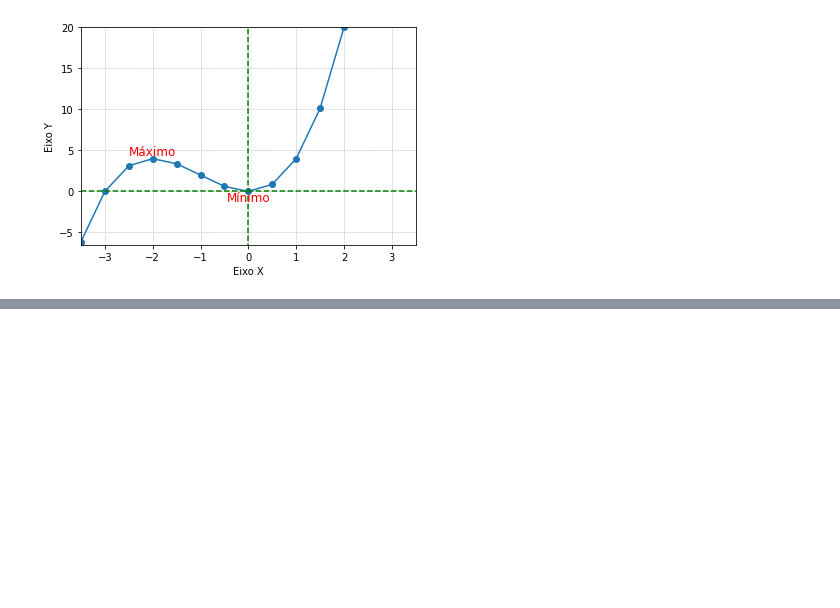
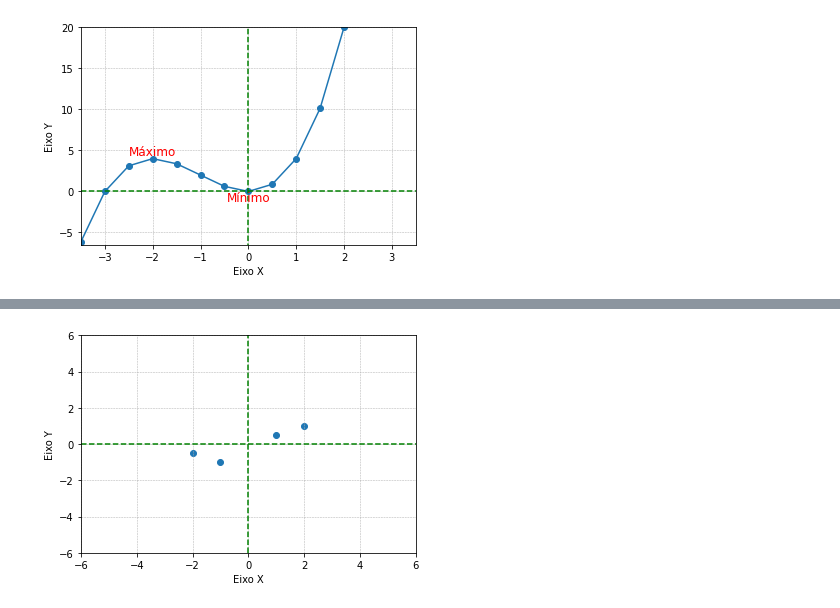
Before and after one commit to BorjaRuizReverter/LivroFisicaGeral, a Jupyter notebook: Tema2.ipynb, the cells around one changed output, grey strips where cells are left out. Cells and saved outputs as stored; diff of their text form; code cells hidden in the pictures; blank space fills up the shorter version.

Commit message:
Advances on limits

```diff
--- a/Tema2.ipynb
+++ b/Tema2.ipynb
@@ -640,0 +661,38 @@ De maneira geral, as funções lineares não tem como ter simetria par, já que
+# %%
+# importing the required module
+import matplotlib.pyplot as plt
+
+# x axis values
+x = [-2,-1,1,2]
+# corresponding y axis values
+y = [-0.5,-1,0.5,1]
+
+# plotting the points
+plt.scatter(x, y, marker='o')
+
+# naming the x axis
+plt.xlabel('Eixo X')
+# naming the y axis
+plt.ylabel('Eixo Y')
+
+# giving a title to my graph
+plt.title('')
+
+plt.grid(linestyle = '--', linewidth = 0.5)
+
+#axis limits
+plt.xlim(-6, 6)
+plt.ylim(-6, 6)
+
+xorigem_ver = [0, 0, 0, 0, 0, 0, 0, 0, 0, 0, 0, 0]
+yorigem_ver = [-6, -4, -3, -2, -1, 0, 1, 2, 3, 4, 5, 6]
+plt.plot(xorigem_ver, yorigem_ver, marker='', color='green', linestyle="--")
+
+xorigem_hor = [-6, -4, -3, -2, -1, 0, 1, 2, 3, 4, 5, 6]
+yorigem_hor = [0, 0, 0, 0, 0, 0, 0, 0, 0, 0, 0, 0]
+plt.plot(xorigem_hor, yorigem_hor, marker='', color='green', linestyle="--")
+
+# function to show the plot
+plt.show()
+# %% [output]
+[figure, added]
```
Also changed, not shown: parts of 2 cells of this notebook.
